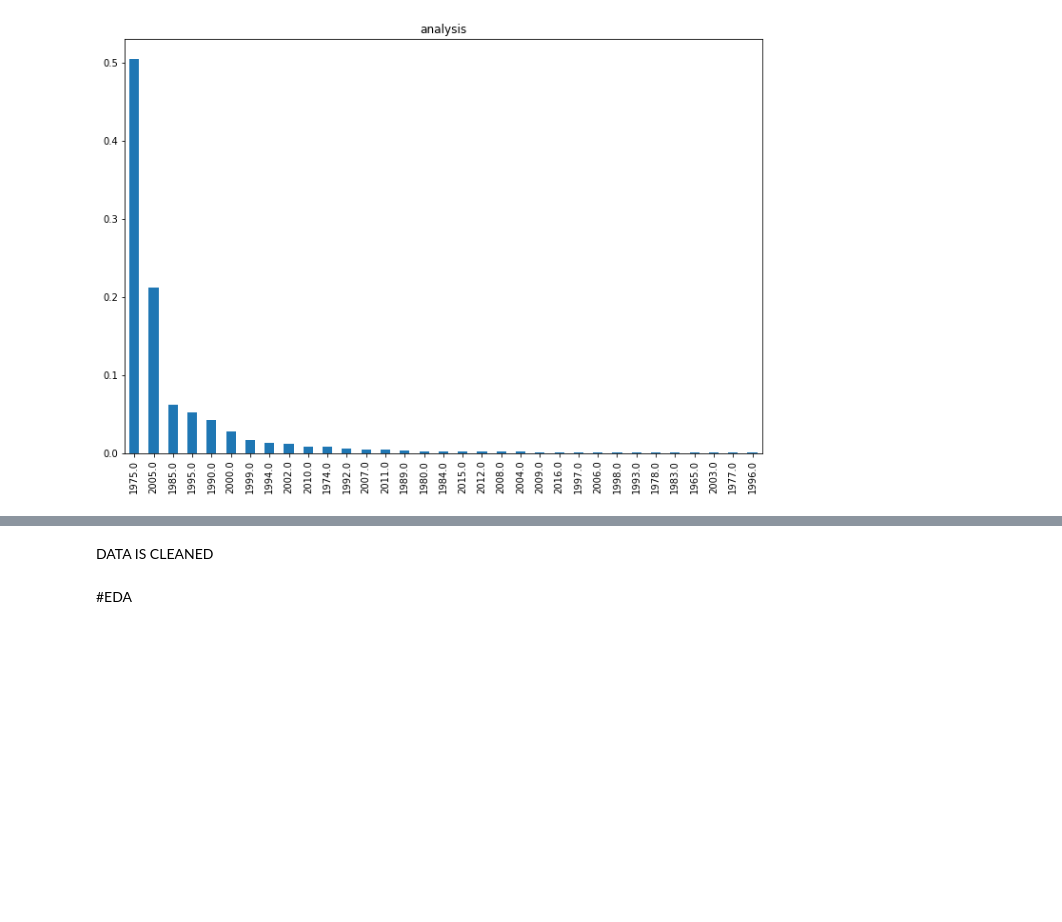
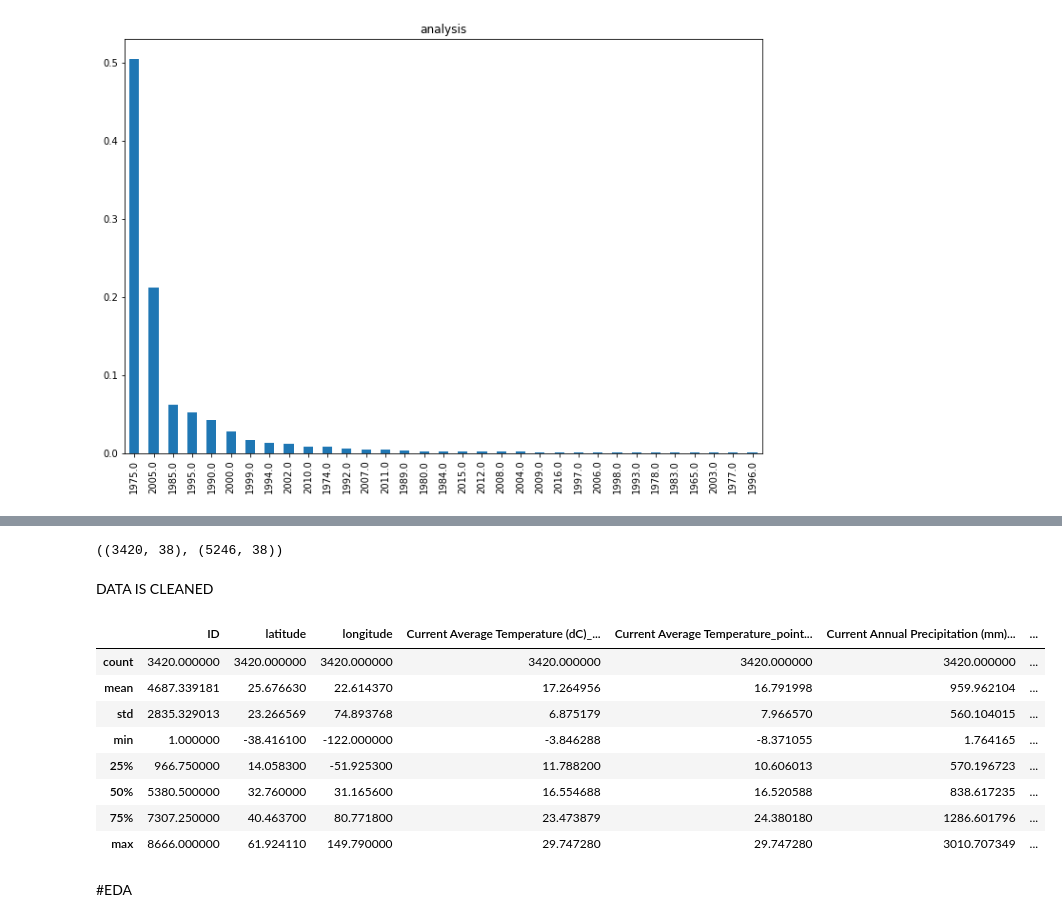
Before and after one commit to helloitsdaksh/Minor-Project, a Jupyter notebook: Minor_Project.ipynb, the cells around one changed output, grey strips where cells are left out. Saved outputs shown, nothing was run; the diff lists cells and outputs as text; code cells hidden in the pictures; blank space fills up the shorter version.

```diff
--- a/Minor_Project.ipynb
+++ b/Minor_Project.ipynb
@@ -142,5 +176,21 @@ Series([], dtype: float64)
+# %%
+train_data.shape,test_data.shape
+# %% [output]
+((3420, 38), (5246, 38))
 # %% [markdown]
 DATA IS CLEANED
+# %%
+train_data.describe()
+# %% [output]
+|  | ID | latitude | longitude | Current Average Temperature (dC)_... | Current Average Temperature_point... | Current Annual Precipitation (mm)... | ... |
+| count | 3420.000000 | 3420.000000 | 3420.000000 | 3420.000000 | 3420.000000 | 3420.000000 | ... |
+| mean | 4687.339181 | 25.676630 | 22.614370 | 17.264956 | 16.791998 | 959.962104 | ... |
+| std | 2835.329013 | 23.266569 | 74.893768 | 6.875179 | 7.966570 | 560.104015 | ... |
+| min | 1.000000 | -38.416100 | -122.000000 | -3.846288 | -8.371055 | 1.764165 | ... |
+| 25% | 966.750000 | 14.058300 | -51.925300 | 11.788200 | 10.606013 | 570.196723 | ... |
+| 50% | 5380.500000 | 32.760000 | 31.165600 | 16.554688 | 16.520588 | 838.617235 | ... |
+| 75% | 7307.250000 | 40.463700 | 80.771800 | 23.473879 | 24.380180 | 1286.601796 | ... |
+| max | 8666.000000 | 61.924110 | 149.790000 | 29.747280 | 29.747280 | 3010.707349 | ... |
 # %% [markdown]
 #EDA
 # %%
```
Also changed, not shown: parts of 55 cells of this notebook.
